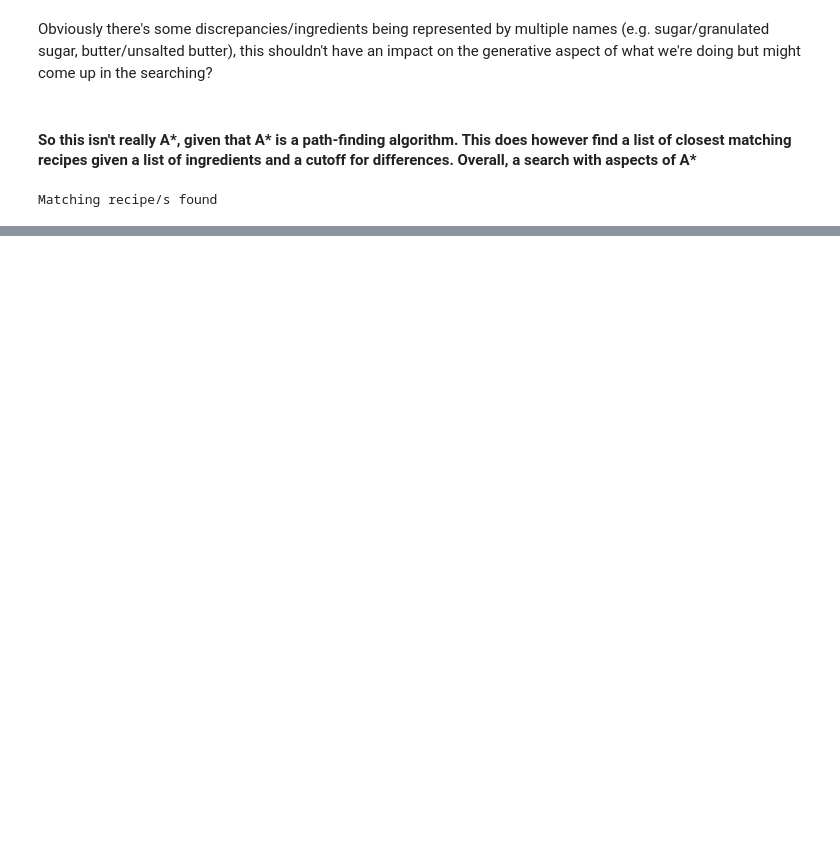
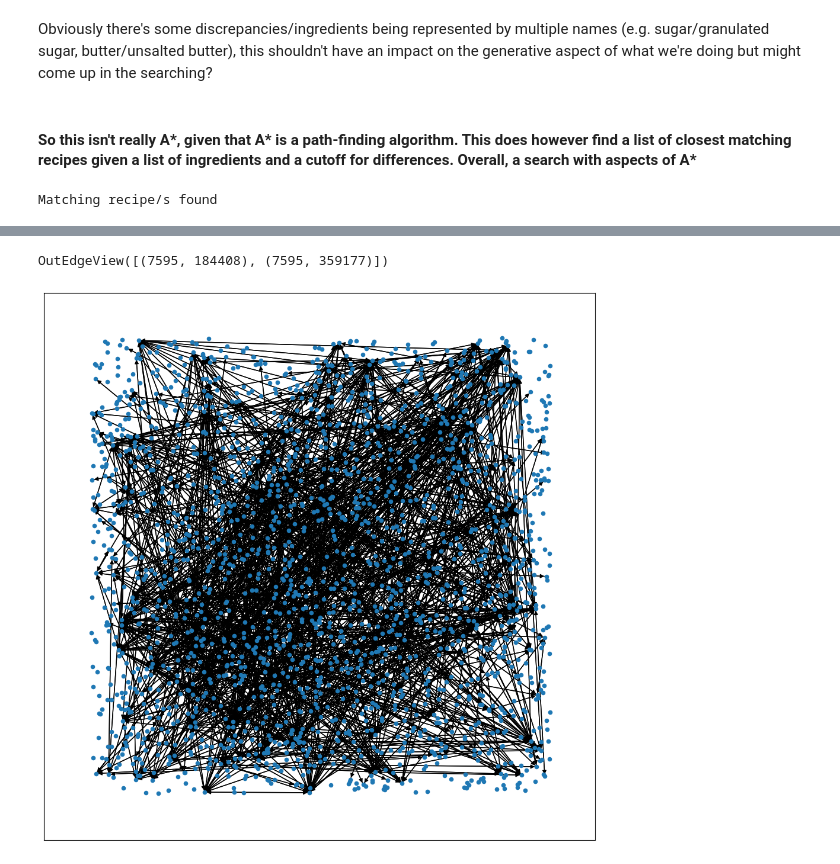
Before and after one commit to asdunnbe/560_CulinaryInsights, a Jupyter notebook: notebooke0222474d3.ipynb, the cells around one changed output, grey strips where cells are left out. Drawn from its saved outputs; the diff is of its cells as text; code cells hidden in the pictures; blank space fills up the shorter version.

Commit message:
Graph structure set up (not ready for A* and verrrryyy slow to build)

```diff
--- a/notebooke0222474d3.ipynb
+++ b/notebooke0222474d3.ipynb
@@ -259,0 +302,11 @@ len(matched_recipes)
+# %%
+g = nx.get_node_attributes(G, 'ingredients')
+G.edges()
+# %% [output]
+OutEdgeView([(7595, 184408), (7595, 359177)])
+# %%
+pos = nx.random_layout(G)
+plt.figure(figsize=(12,12))
+nx.draw_networkx(G, pos,with_labels=False ,node_size=20, arrowsize=10)
+# %% [output]
+[figure, added]
```
Also changed, not shown: parts of 9 cells of this notebook.
